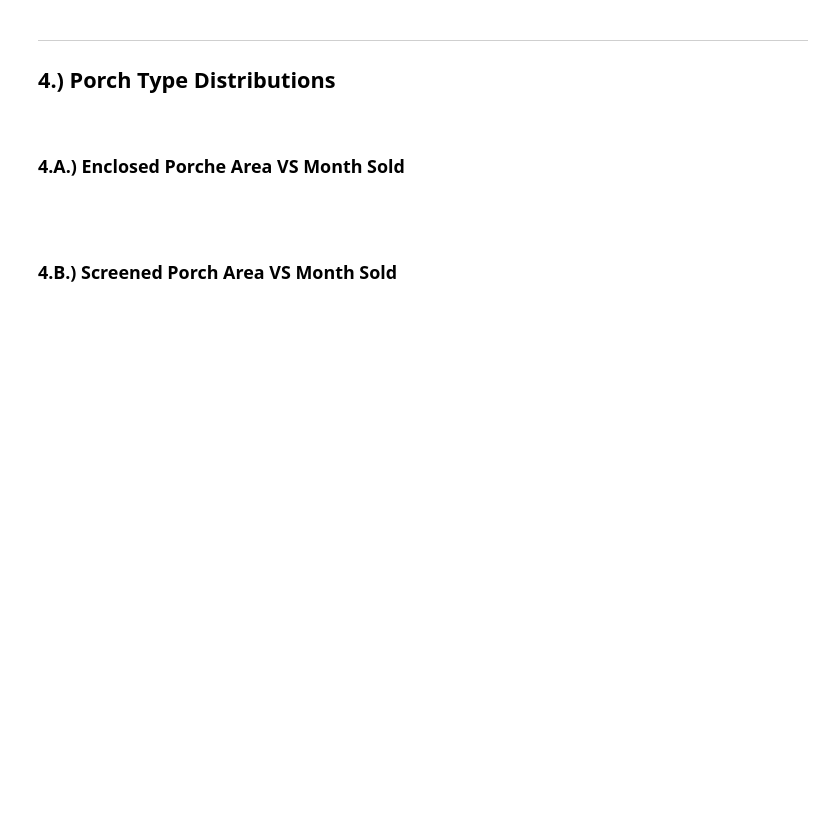
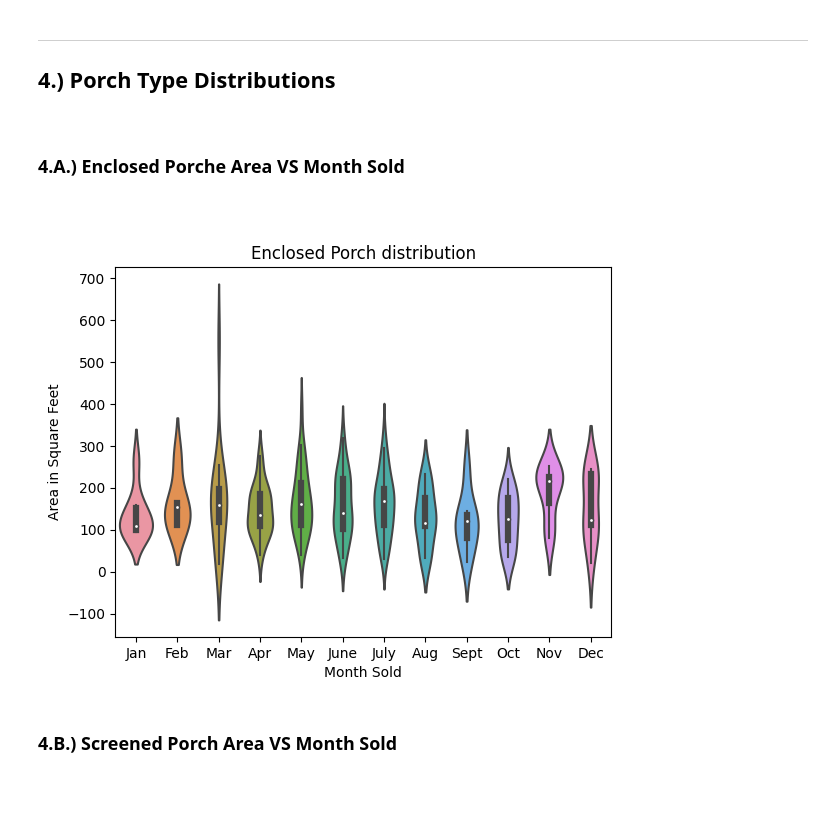
Before and after one commit to ebloom14/CMSC320_Final, a Jupyter notebook: FormattedFinal.ipynb, the cells around one changed output. Saved outputs shown, nothing was run; the diff lists cells and outputs as text; code cells hidden in the pictures; blank space fills up the shorter version.

```diff
--- a/FormattedFinal.ipynb
+++ b/FormattedFinal.ipynb
@@ -186,6 +231,24 @@ house_df.plot.scatter('MoSold','3SsnPorch', c= 'g')
 ## <h2>4.) Porch Type Distributions</h2><br><h3>4.A.) Enclosed Porche Area VS Month Sold</h3>
 <br>
 <p style = "font-size: 16px;"></p>
+# %%
+import seaborn
+
+fig, ax = plt.subplots()
+
+seaborn.violinplot(ax = ax,
+               data = closed,
+               x = 'MoSold',
+               order = ['Jan','Feb','Mar','Apr','May','June','July','Aug','Sept','Oct','Nov','Dec'],
+               y = 'EnclosedPorch',
+               hue = None,
+               split = True)
+plt.title("Enclosed Porch distribution")
+plt.xlabel('Month Sold')
+plt.ylabel('Area in Square Feet')
+plt.show()
+# %% [output]
+[figure, added]
 # %% [markdown]
 ## <h3>4.B.) Screened Porch Area VS Month Sold</h3>
 <br>
```
Also changed, not shown: parts of 22 cells of this notebook.
